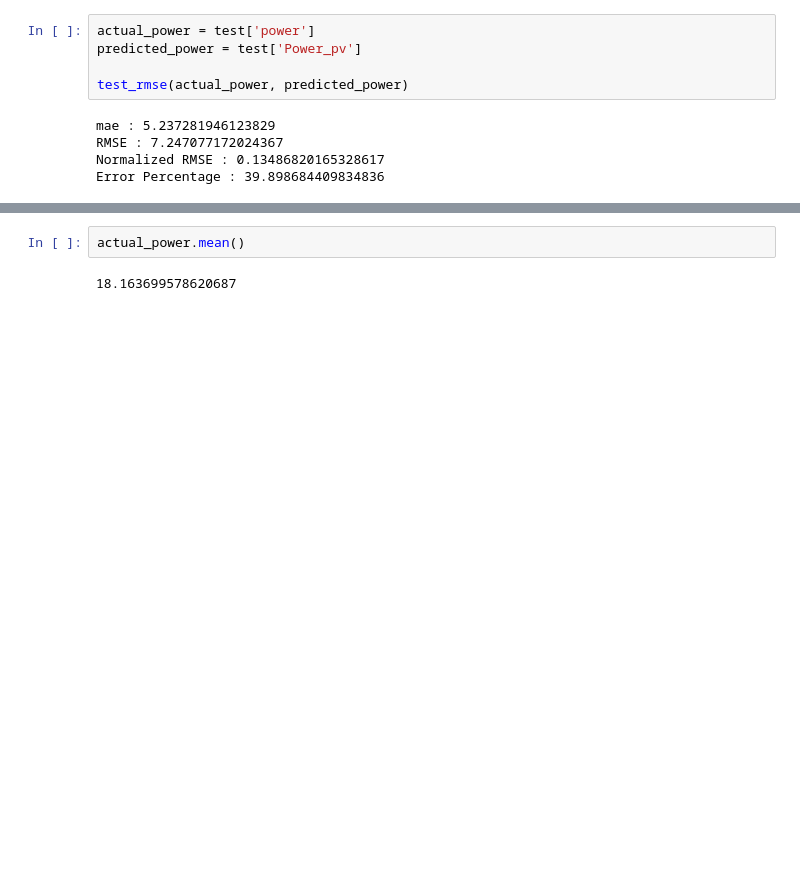
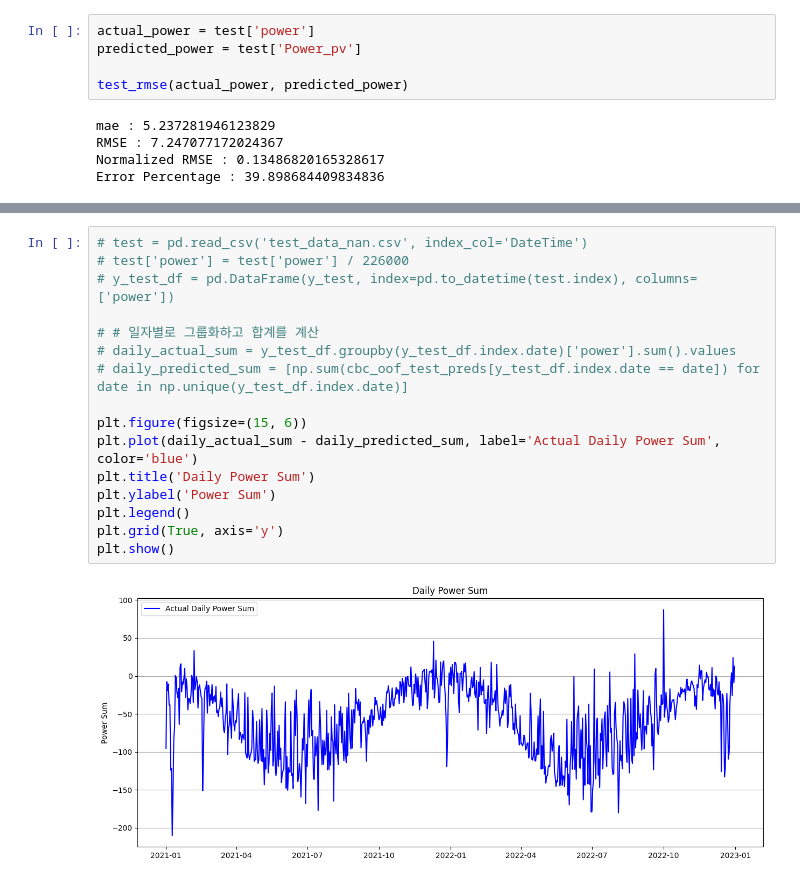
Before and after one commit to yelim421/SolarPower, a Jupyter notebook: LinearModel.ipynb, the cells around one changed output, grey strips where cells are left out. Cells and saved outputs as stored; diff of their text form; blank space fills up the shorter version.

```diff
--- a/LinearModel.ipynb
+++ b/LinearModel.ipynb
@@ -120,4 +130,18 @@ plt.show()
 # %%
-actual_power.mean()
+# test = pd.read_csv('test_data_nan.csv', index_col='DateTime')
+# test['power'] = test['power'] / 226000
+# y_test_df = pd.DataFrame(y_test, index=pd.to_datetime(test.index), columns=['power'])
+
+# # 일자별로 그룹화하고 합계를 계산
+# daily_actual_sum = y_test_df.groupby(y_test_df.index.date)['power'].sum().values
+# daily_predicted_sum = [np.sum(cbc_oof_test_preds[y_test_df.index.date == date]) for date in np.unique(y_test_df.index.date)]
+
+plt.figure(figsize=(15, 6))
+plt.plot(daily_actual_sum - daily_predicted_sum, label='Actual Daily Power Sum', color='blue')
+plt.title('Daily Power Sum')
+plt.ylabel('Power Sum')
+plt.legend()
+plt.grid(True, axis='y')
+plt.show()
 # %% [output]
-18.163699578620687
+[figure, added]
```
Also changed, not shown: parts of 4 cells of this notebook, 8 other files.
